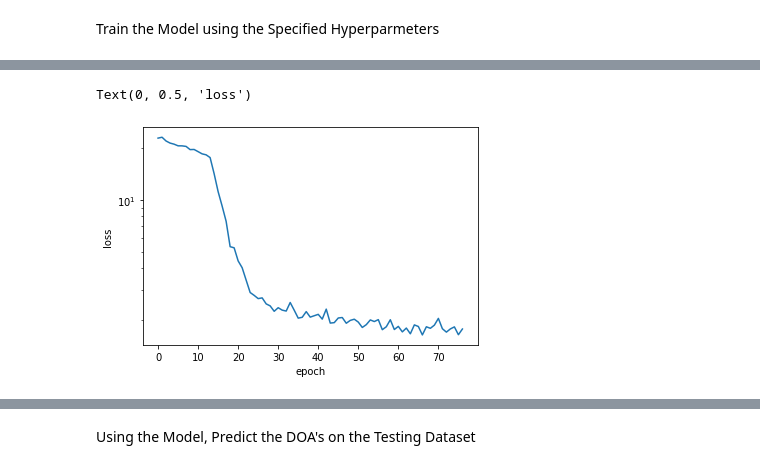
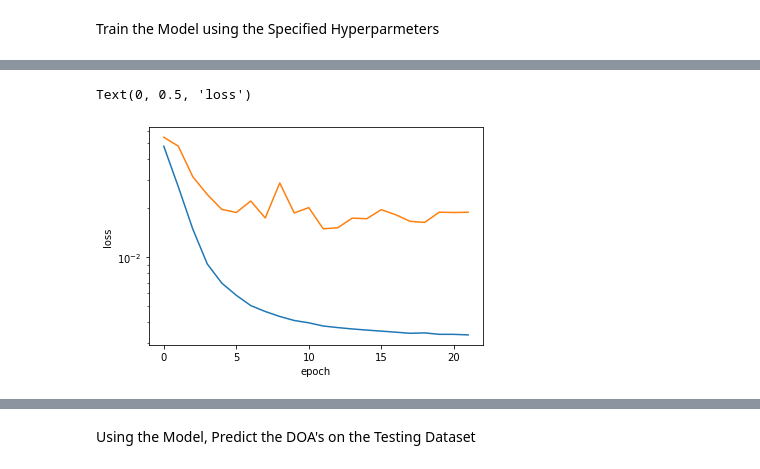
Before and after one commit to mbisbano1/MLDOA_ET, a Jupyter notebook: ML Code/MLDOA_MB.ipynb, the cells around one changed output, grey strips where cells are left out. Cells and saved outputs as stored; diff of their text form; code cells hidden in the pictures.

```diff
--- a/ML Code/MLDOA_MB.ipynb
+++ b/ML Code/MLDOA_MB.ipynb
@@ -398,3 +507,18 @@ model.add(Dense(units=192, name='Dense2', activation='relu'))
 
 
 model.add(Dense(units=1, name='DenseOutput', activation='linear')) #one output (namely: DOA)
+# %%
+# With all the preproccessing done, it is time to define the model
+# Define the LSTM Model
+model= Sequential(name='MLDOASequential')
+# Add the LSTM Layers, (Last one must have return_sequences=False)
+model.add(LSTM(units=96, name='LSTM1', activation='tanh', input_shape=(sequence_length,n_features), return_sequences=True))
+model.add(LSTM(units=96, name='LSTM2', activation='tanh', input_shape=(sequence_length,n_features), return_sequences=False))
+# Add Dense Layers to learn towards DOA output from LSTM outputs
+model.add(Dense(units=96, name='Dense1', activation='relu'))
+model.add(Dense(units=96, name='Dense2', activation='relu'))
+model.add(Dense(units=96, name='Dense3', activation='relu'))
+# Add output Dense Layer
+model.add(Dense(units=1, name='DenseOutput', activation='linear'))
+# print out each layer of the model to validate it
+model.summary()
@@ -554,0 +672,26 @@ WARNING:absl:<keras.layers.recurrent.LSTMCell object at 0x...> has the same name
+# %%
+#Now it is time to train the model
+opt=tf.keras.optimizers.Adam(learning_rate=0.01)#,decay=1e-5)
+mMSE = tf.keras.metrics.MeanSquaredError()
+mRMSE = tf.keras.metrics.RootMeanSquaredError()
+huberLoss = tf.keras.losses.Huber(delta=10)
+# Compile Model with specified settings
+model.compile(loss=huberLoss, optimizer=opt, metrics=[mMSE, mRMSE])
+# Allow for early stopping so that the model does not overfit the training dataset
+es= EarlyStopping(monitor='val_loss', mode='min',verbose=1,patience=10)
+# change learning rates per epoch
+sc = tf.keras.callbacks.LearningRateScheduler(scheduler)
+# Model Checkpoint to save good runs
+cp = ModelCheckpoint('model/', save_best_only=True)
+t0=time.time()
+# Start Training
+history = model.fit(train_inputs, epochs = 15, steps_per_epoch = 5000, batch_size=None, \
+    validation_data=val_inputs,callbacks=[cp, es, sc])
+t1=time.time()
+print("The total run time to train was %.2f seconds"%(t1-t0))
+# plot the loss function
+plt.figure()
+plt.semilogy(history.history['loss'])
+plt.semilogy(history.history['val_loss'])
+#plt.semilogy(history.history['lr'])
+plt.xlabel('epoch'); plt.ylabel('loss')
@@ -555,9 +724,9 @@ WARNING:absl:<keras.layers.recurrent.LSTMCell object at 0x...> has the same name
 # %%
 plt.figure()
 plt.semilogy(history.history['loss'])
-#plt.semilogy(history.history['val_loss'])
+plt.semilogy(history.history['val_loss'])
 #plt.semilogy(history.history['lr'])
 plt.xlabel('epoch'); plt.ylabel('loss')
 # %% [output]
 Text(0, 0.5, 'loss')
-[figure, old version]
+[figure, new version]
```
Also changed, not shown: parts of 39 cells of this notebook, 9 other files.
